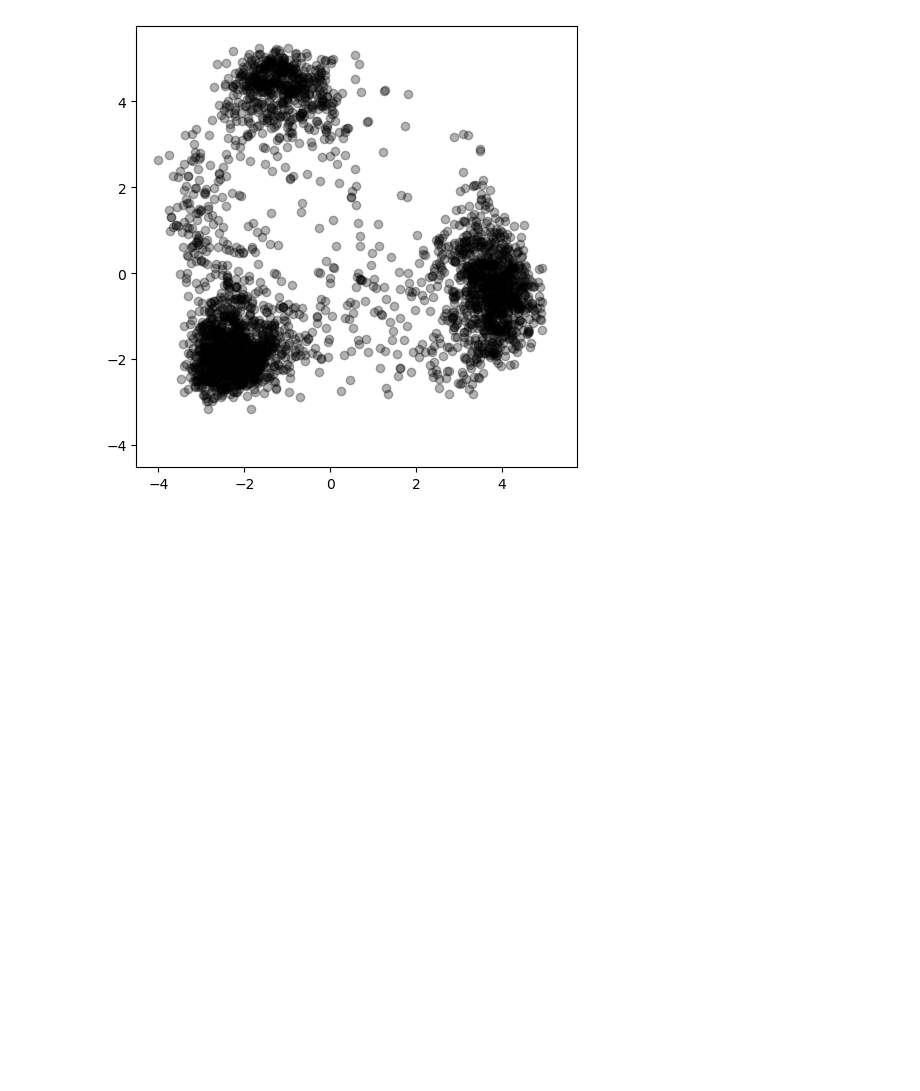
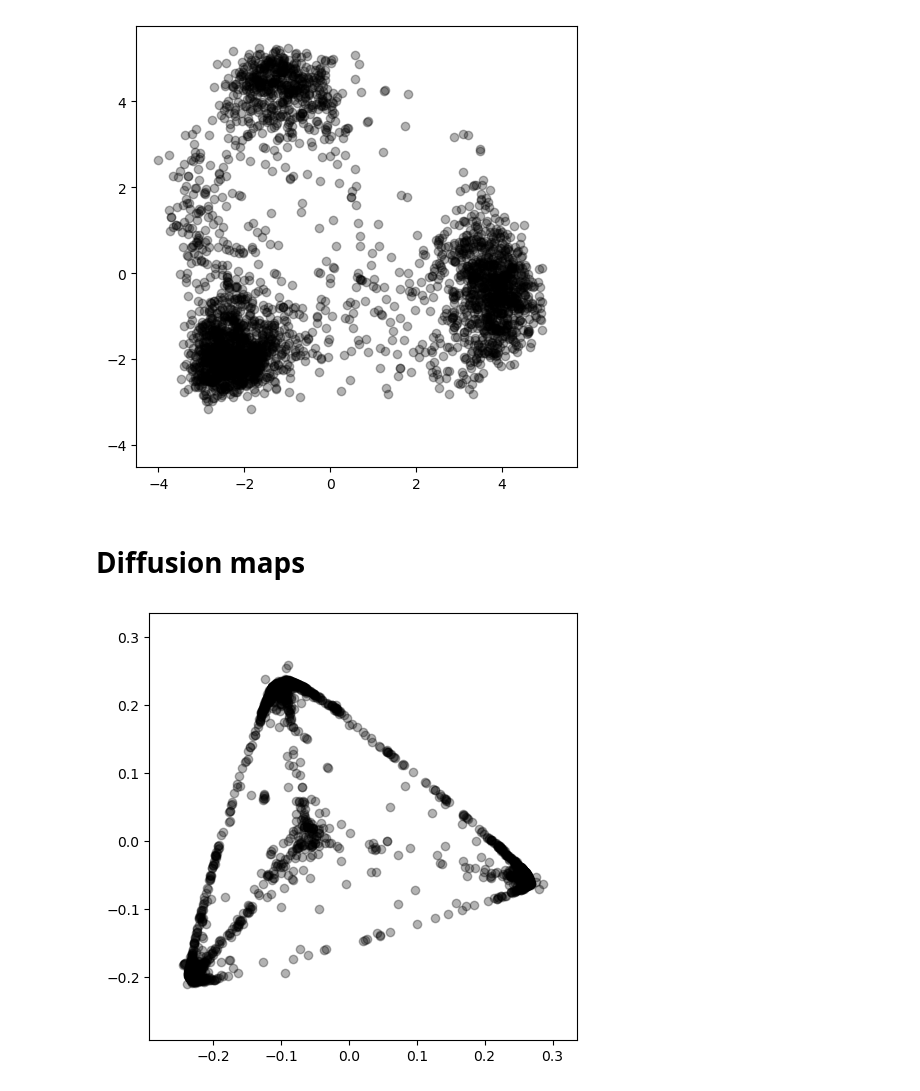
Before and after one commit to bekemax/cognitive-maps, a Jupyter notebook: experiment.ipynb, the cells around one changed output. Saved outputs shown, nothing was run; the diff lists cells and outputs as text; code cells hidden in the pictures; blank space fills up the shorter version.

Commit message:
diffusion maps

```diff
--- a/experiment.ipynb
+++ b/experiment.ipynb
@@ -155,3 +160,5 @@ fig.tight_layout()
 #fig.savefig(f'h{n_holes}_isomap.png',dpi=300)
 # %% [output]
 [figure]
+# %% [markdown]
+# Diffusion maps
@@ -157,0 +168,24 @@ fig.tight_layout()
+# %%
+neighbor_params = {'n_jobs': -1, 'algorithm': 'ball_tree'}
+
+mydmap = DiffusionMap.from_sklearn(n_evecs=2, k=5, epsilon='bgh', alpha=1, neighbor_params=neighbor_params)
+
+demb = mydmap.fit_transform(s)
+# %%
+fig, ax = plt.subplots(figsize=(5, 5))
+
+ax.scatter(demb[:,0],demb[:,1],marker='o',color='black',alpha=0.3)
+
+amax = np.max(demb)
+amin = np.min(demb)
+
+eps = 0.05
+ax.set_xlim(amin-eps,amax+eps)
+ax.set_ylim(amin-eps,amax+eps)
+
+ax.set_aspect('equal')
+
+fig.tight_layout()
+fig.savefig(f'h{n_holes}_diffmap.png',dpi=300)
+# %% [output]
+[figure, added]
```
Also changed, not shown: parts of 5 cells of this notebook, 1 other file.
